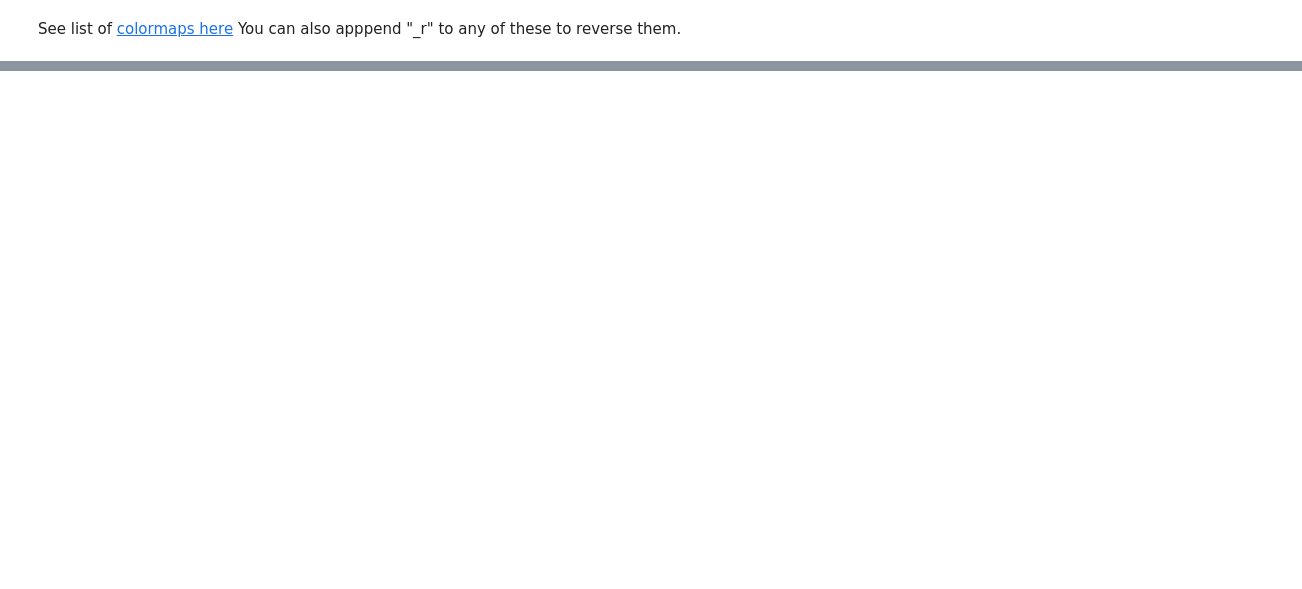
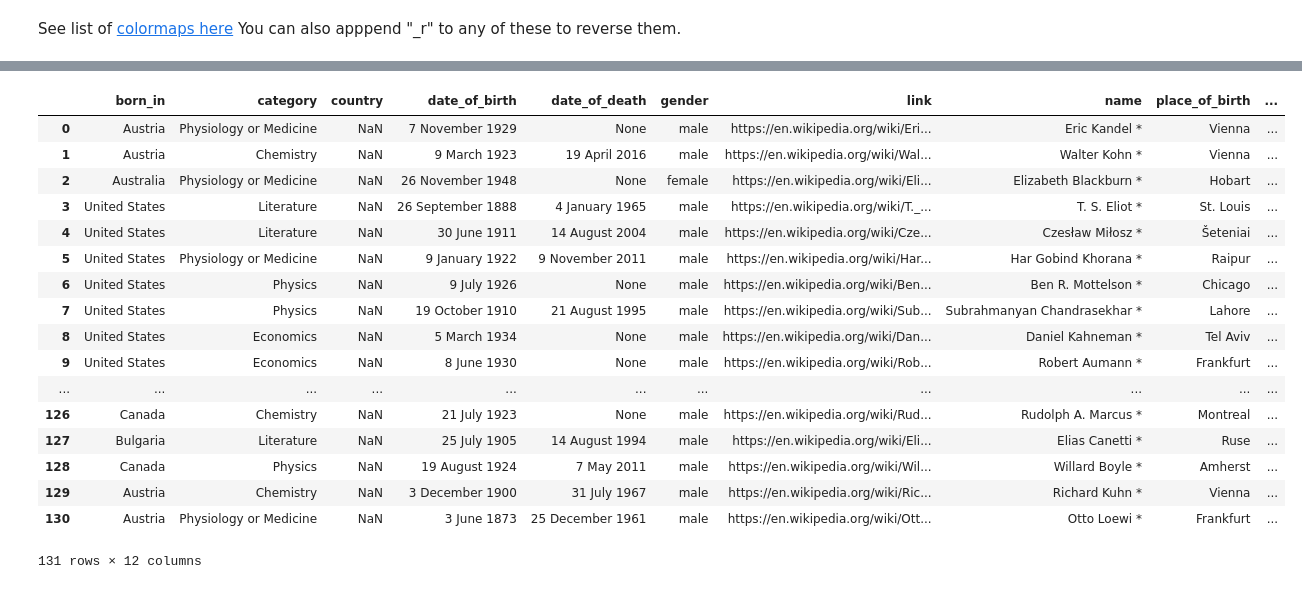
Before and after one commit to dyoung418/dataviz-python-js, a Jupyter notebook: exploring-data-pandas.ipynb, the cells around one changed output, grey strips where cells are left out. Drawn from its saved outputs; the diff is of its cells as text; code cells hidden in the pictures; blank space fills up the shorter version.

```diff
--- a/exploring-data-pandas.ipynb
+++ b/exploring-data-pandas.ipynb
@@ -582,4 +562,24 @@ sns.lmplot('date of birth', 'age at death', data, size=6, aspect=1.5)
 # %%
 df = pd.read_json('data/nobel_winners_plus_bornin.json', orient='records')
+df
+# %% [output]
+|  | born_in | category | country | date_of_birth | date_of_death | gender | link | name | place_of_birth | ... |
+| 0 | Austria | Physiology or Medicine | NaN | 7 November 1929 | None | male | https://en.wikipedia.org/wiki/Eri... | Eric Kandel * | Vienna | ... |
+| 1 | Austria | Chemistry | NaN | 9 March 1923 | 19 April 2016 | male | https://en.wikipedia.org/wiki/Wal... | Walter Kohn * | Vienna | ... |
+| 2 | Australia | Physiology or Medicine | NaN | 26 November 1948 | None | female | https://en.wikipedia.org/wiki/Eli... | Elizabeth Blackburn * | Hobart | ... |
+| 3 | United States | Literature | NaN | 26 September 1888 | 4 January 1965 | male | https://en.wikipedia.org/wiki/T._... | T. S. Eliot * | St. Louis | ... |
+| 4 | United States | Literature | NaN | 30 June 1911 | 14 August 2004 | male | https://en.wikipedia.org/wiki/Cze... | Czesław Miłosz * | Šeteniai | ... |
+| 5 | United States | Physiology or Medicine | NaN | 9 January 1922 | 9 November 2011 | male | https://en.wikipedia.org/wiki/Har... | Har Gobind Khorana * | Raipur | ... |
+| 6 | United States | Physics | NaN | 9 July 1926 | None | male | https://en.wikipedia.org/wiki/Ben... | Ben R. Mottelson * | Chicago | ... |
+| 7 | United States | Physics | NaN | 19 October 1910 | 21 August 1995 | male | https://en.wikipedia.org/wiki/Sub... | Subrahmanyan Chandrasekhar * | Lahore | ... |
+| 8 | United States | Economics | NaN | 5 March 1934 | None | male | https://en.wikipedia.org/wiki/Dan... | Daniel Kahneman * | Tel Aviv | ... |
+| 9 | United States | Economics | NaN | 8 June 1930 | None | male | https://en.wikipedia.org/wiki/Rob... | Robert Aumann * | Frankfurt | ... |
+| ... | ... | ... | ... | ... | ... | ... | ... | ... | ... | ... |
+| 126 | Canada | Chemistry | NaN | 21 July 1923 | None | male | https://en.wikipedia.org/wiki/Rud... | Rudolph A. Marcus * | Montreal | ... |
+| 127 | Bulgaria | Literature | NaN | 25 July 1905 | 14 August 1994 | male | https://en.wikipedia.org/wiki/Eli... | Elias Canetti * | Ruse | ... |
+| 128 | Canada | Physics | NaN | 19 August 1924 | 7 May 2011 | male | https://en.wikipedia.org/wiki/Wil... | Willard Boyle * | Amherst | ... |
+| 129 | Austria | Chemistry | NaN | 3 December 1900 | 31 July 1967 | male | https://en.wikipedia.org/wiki/Ric... | Richard Kuhn * | Vienna | ... |
+| 130 | Austria | Physiology or Medicine | NaN | 3 June 1873 | 25 December 1961 | male | https://en.wikipedia.org/wiki/Ott... | Otto Loewi * | Frankfurt | ... |
+131 rows × 12 columns
 # %%
 by_bornin_nat = df[df.born_in.notnull()].groupby(\
```
Also changed, not shown: parts of 37 cells of this notebook, 3 other files.
